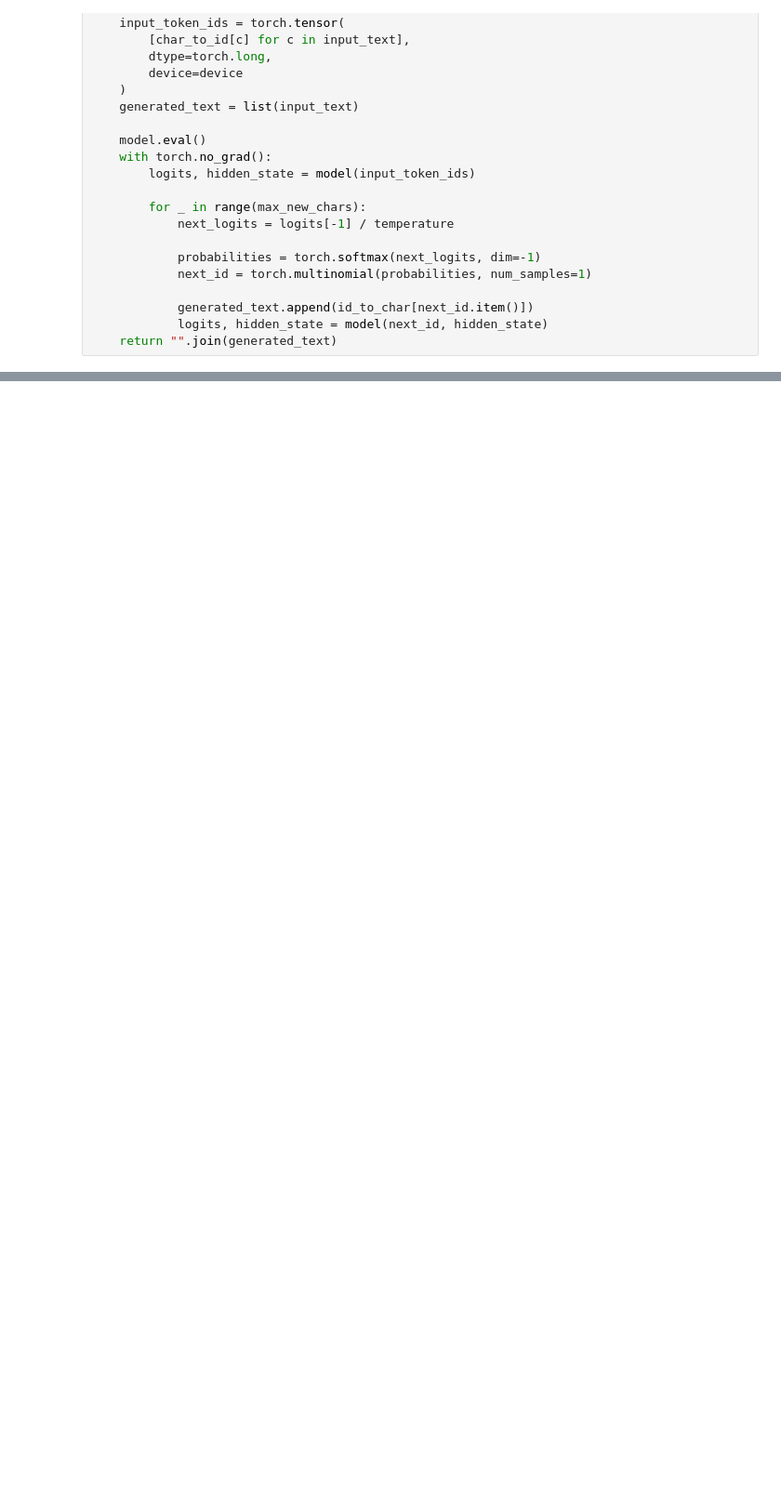
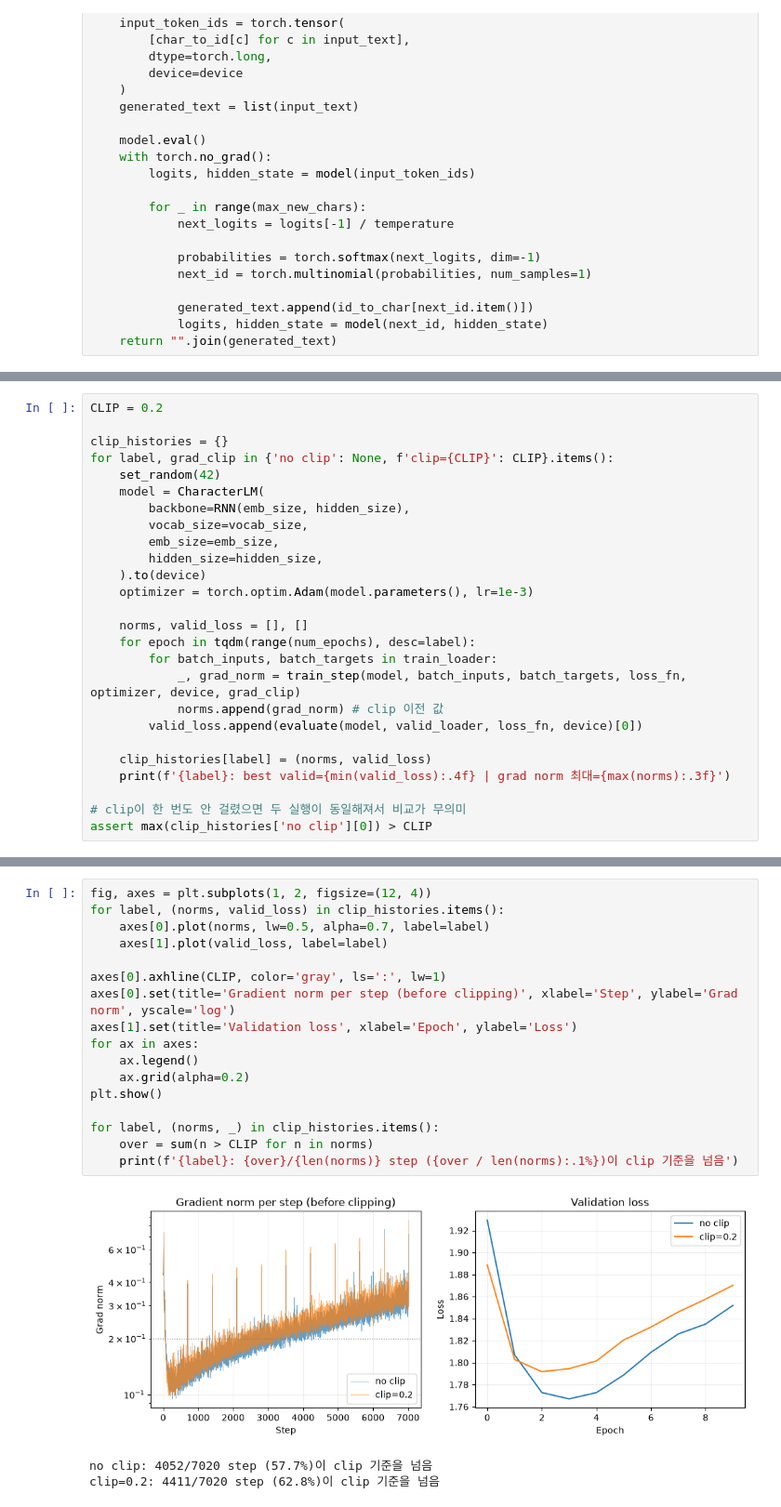
Before and after one commit to r-jelly/model-from-scratch, a Jupyter notebook: 01-rnn/experiment.ipynb, the cells around one changed output, grey strips where cells are left out. Shown at 93% size. Cells and saved outputs as stored; diff of their text form; blank space fills up the shorter version.

```diff
--- a/01-rnn/experiment.ipynb
+++ b/01-rnn/experiment.ipynb
@@ -379,0 +599,26 @@ O, the perse that they
+# %%
+CLIP = 0.2
+
+clip_histories = {}
+for label, grad_clip in {'no clip': None, f'clip={CLIP}': CLIP}.items():
+    set_random(42)
+    model = CharacterLM(
+        backbone=RNN(emb_size, hidden_size),
+        vocab_size=vocab_size,
+        emb_size=emb_size,
+        hidden_size=hidden_size,
+    ).to(device)
+    optimizer = torch.optim.Adam(model.parameters(), lr=1e-3)
+
+    norms, valid_loss = [], []
+    for epoch in tqdm(range(num_epochs), desc=label):
+        for batch_inputs, batch_targets in train_loader:
+            _, grad_norm = train_step(model, batch_inputs, batch_targets, loss_fn, optimizer, device, grad_clip)
+            norms.append(grad_norm) # clip 이전 값
+        valid_loss.append(evaluate(model, valid_loader, loss_fn, device)[0])
+
+    clip_histories[label] = (norms, valid_loss)
+    print(f'{label}: best valid={min(valid_loss):.4f} | grad norm 최대={max(norms):.3f}')
+
+# clip이 한 번도 안 걸렸으면 두 실행이 동일해져서 비교가 무의미
+assert max(clip_histories['no clip'][0]) > CLIP
@@ -379,0 +628,21 @@ O, the perse that they
+# %%
+fig, axes = plt.subplots(1, 2, figsize=(12, 4))
+for label, (norms, valid_loss) in clip_histories.items():
+    axes[0].plot(norms, lw=0.5, alpha=0.7, label=label)
+    axes[1].plot(valid_loss, label=label)
+
+axes[0].axhline(CLIP, color='gray', ls=':', lw=1)
+axes[0].set(title='Gradient norm per step (before clipping)', xlabel='Step', ylabel='Grad norm', yscale='log')
+axes[1].set(title='Validation loss', xlabel='Epoch', ylabel='Loss')
+for ax in axes:
+    ax.legend()
+    ax.grid(alpha=0.2)
+plt.show()
+
+for label, (norms, _) in clip_histories.items():
+    over = sum(n > CLIP for n in norms)
+    print(f'{label}: {over}/{len(norms)} step ({over / len(norms):.1%})이 clip 기준을 넘음')
+# %% [output]
+[figure, added]
+no clip: 4052/7020 step (57.7%)이 clip 기준을 넘음
+clip=0.2: 4411/7020 step (62.8%)이 clip 기준을 넘음
```
Also changed, not shown: parts of 24 cells of this notebook, 1 other file.
